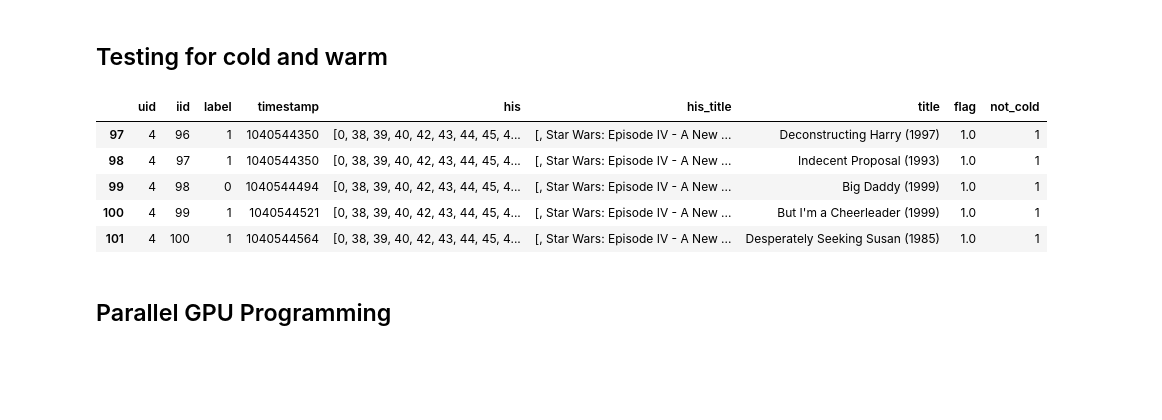
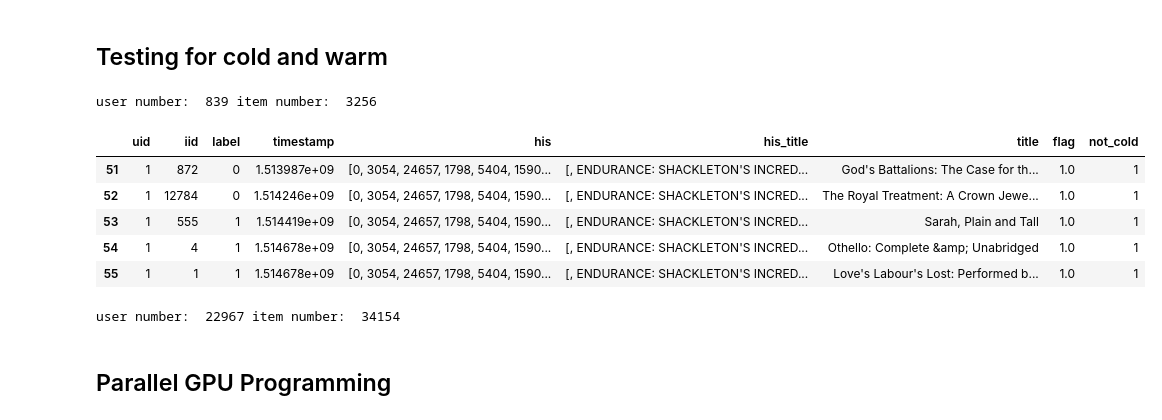
Before and after one commit to kechenkristin/RecLLM, a Jupyter notebook: llm-rec-model.ipynb, the cells around one changed output. Drawn from its saved outputs; the diff is of its cells as text; code cells hidden in the pictures; blank space fills up the shorter version.

Commit message:
Kaggle Notebook | llm_rec_model | Version 11 | amazon-book attempt1

```diff
--- a/llm-rec-model.ipynb
+++ b/llm-rec-model.ipynb
@@ -122,19 +125,56 @@ from accelerate.utils import set_seed
+# %%
+# Define the file path
+file_path_train = "/kaggle/input/movie-lens/train_ood2.pkl"
+file_path_valid = "/kaggle/input/movie-lens/valid_ood2.pkl"
+file_path_test = "/kaggle/input/movie-lens/test_ood2.pkl"
+
+# Load the file
+train_data = load_data(file_path_train)
+valid_data = load_data(file_path_valid)
+test_data = load_data(file_path_test)
+
+user_num = max(train_data[:,0].max(), valid_data[:,0].max(), test_data[:,0].max()) + 1
+item_num =  max(train_data[:,1].max(), valid_data[:,1].max(), test_data[:,1].max()) + 1
+
+print("user number: ", user_num, "item number: ", item_num)
+
+# Inspect the data
+# data.head()
+# %% [output]
+user number:  839 item number:  3256
 # %%
 # Define the file path
-file_path = "/kaggle/input/movie-lens/test_ood2.pkl"
+file_path = "/kaggle/input/amazon-book/test_ood2.pkl"
 
 # Load the file
 data = pd.read_pickle(file_path)
 
 # Inspect the data
 data.head()
 # %% [output]
 |  | uid | iid | label | timestamp | his | his_title | title | flag | not_cold |
-| 97 | 4 | 96 | 1 | 1040544350 | [0, 38, 39, 40, 42, 43, 44, 45, 4... | [, Star Wars: Episode IV - A New ... | Deconstructing Harry (1997) | 1.0 | 1 |
-| 98 | 4 | 97 | 1 | 1040544350 | [0, 38, 39, 40, 42, 43, 44, 45, 4... | [, Star Wars: Episode IV - A New ... | Indecent Proposal (1993) | 1.0 | 1 |
-| 99 | 4 | 98 | 0 | 1040544494 | [0, 38, 39, 40, 42, 43, 44, 45, 4... | [, Star Wars: Episode IV - A New ... | Big Daddy (1999) | 1.0 | 1 |
-| 100 | 4 | 99 | 1 | 1040544521 | [0, 38, 39, 40, 42, 43, 44, 45, 4... | [, Star Wars: Episode IV - A New ... | But I'm a Cheerleader (1999) | 1.0 | 1 |
-| 101 | 4 | 100 | 1 | 1040544564 | [0, 38, 39, 40, 42, 43, 44, 45, 4... | [, Star Wars: Episode IV - A New ... | Desperately Seeking Susan (1985) | 1.0 | 1 |
+| 51 | 1 | 872 | 0 | 1.513987e+09 | [0, 3054, 24657, 1798, 5404, 1590... | [, ENDURANCE: SHACKLETON'S INCRED... | God's Battalions: The Case for th... | 1.0 | 1 |
+| 52 | 1 | 12784 | 0 | 1.514246e+09 | [0, 3054, 24657, 1798, 5404, 1590... | [, ENDURANCE: SHACKLETON'S INCRED... | The Royal Treatment: A Crown Jewe... | 1.0 | 1 |
+| 53 | 1 | 555 | 1 | 1.514419e+09 | [0, 3054, 24657, 1798, 5404, 1590... | [, ENDURANCE: SHACKLETON'S INCRED... | Sarah, Plain and Tall | 1.0 | 1 |
+| 54 | 1 | 4 | 1 | 1.514678e+09 | [0, 3054, 24657, 1798, 5404, 1590... | [, ENDURANCE: SHACKLETON'S INCRED... | Othello: Complete &amp; Unabridged | 1.0 | 1 |
+| 55 | 1 | 1 | 1 | 1.514678e+09 | [0, 3054, 24657, 1798, 5404, 1590... | [, ENDURANCE: SHACKLETON'S INCRED... | Love's Labour's Lost: Performed b... | 1.0 | 1 |
+# %%
+# Define the file path
+file_path_train = "/kaggle/input/amazon-book/train_ood2.pkl"
+file_path_valid = "/kaggle/input/amazon-book/valid_ood2.pkl"
+file_path_test = "/kaggle/input/amazon-book/test_ood2.pkl"
+
+# Load the file
+train_data = load_data(file_path_train)
+valid_data = load_data(file_path_valid)
+test_data = load_data(file_path_test)
+
+user_num = max(train_data[:,0].max(), valid_data[:,0].max(), test_data[:,0].max()) + 1
+item_num =  max(train_data[:,1].max(), valid_data[:,1].max(), test_data[:,1].max()) + 1
+
+print("user number: ", user_num, "item number: ", item_num)
+# %% [output]
+user number:  22967 item number:  34154
 # %% [markdown]
 ## Parallel GPU Programming
 # %%
```
Also changed, not shown: parts of 16 cells of this notebook.
